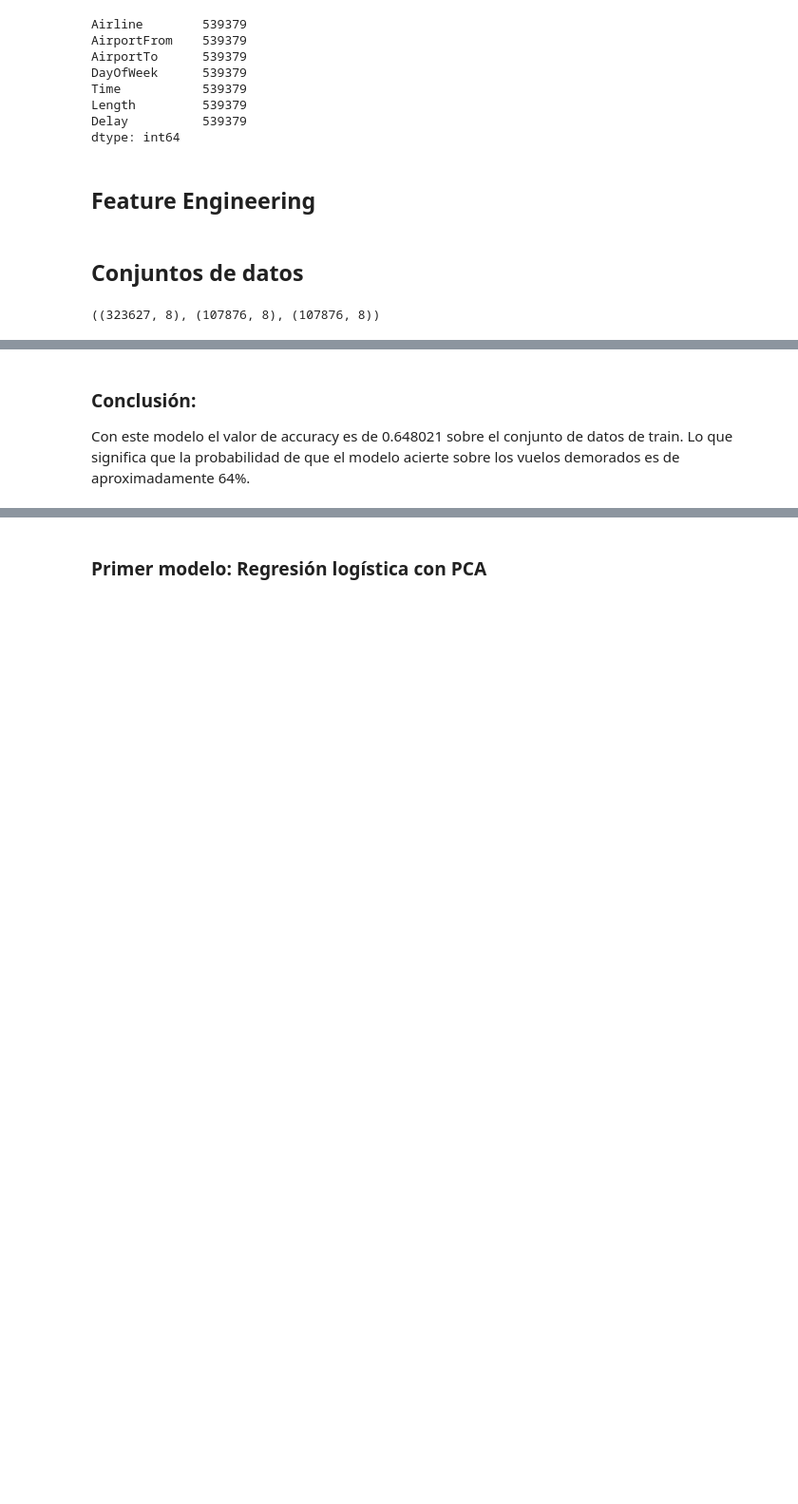
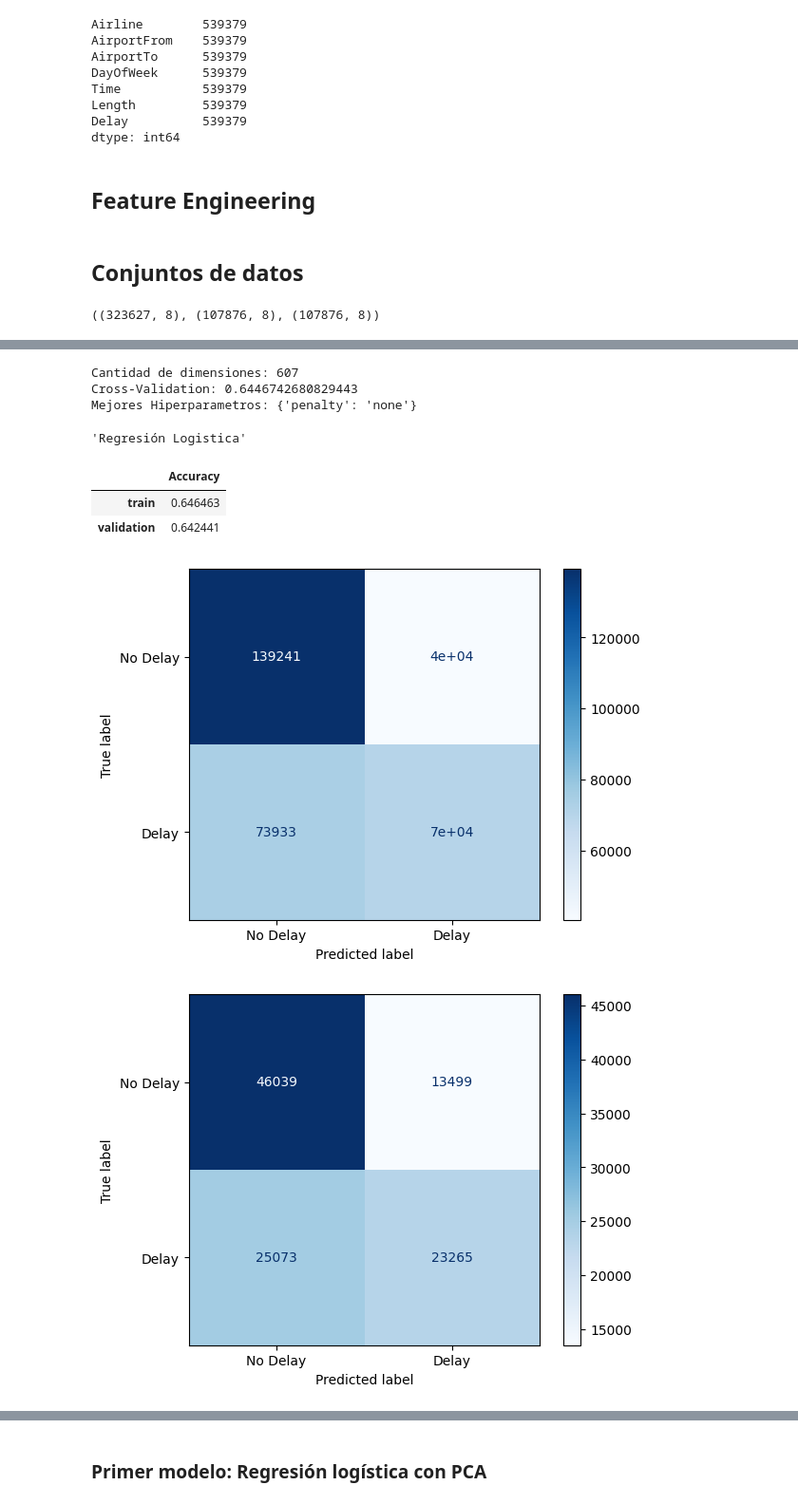
Before and after one commit to lautimuller/MachineLearning2023, a Jupyter notebook: tp2_experimentation.ipynb, the cells around one changed output, grey strips where cells are left out. Shown at 95% size. Cells and saved outputs as stored; diff of their text form; code cells hidden in the pictures; blank space fills up the shorter version.

```diff
--- a/tp2_experimentation.ipynb
+++ b/tp2_experimentation.ipynb
@@ -112,6 +110,16 @@ mapper = DataFrameMapper([
     (['Length'], [StandardScaler()]),
     (['MomentoDelDia'], [OneHotEncoder()])
 ])
+# %%
+# Mapper sin dimensión MomentoDelDia
+mapper2 = DataFrameMapper([
+    (['Airline'], [OneHotEncoder()]),
+    (['AirportFrom'], [OneHotEncoder()]),
+    (['AirportTo'], [OneHotEncoder()]),
+    (['DayOfWeek'], [StandardScaler()]),
+    (['Time'], [StandardScaler()]),
+    (['Length'], [StandardScaler()])
+])
 # %% [markdown]
 ## Conjuntos de datos
 # %%
@@ -129,7 +139,6 @@ def evaluate_model(model, set_names=('train', 'validation'), title='', show_cm=F
 
     final_metrics = {
         'Accuracy': [],
-        'Recall': [],
     }
 
     for i, set_name in enumerate(set_names):
@@ -139,7 +148,6 @@ def evaluate_model(model, set_names=('train', 'validation'), title='', show_cm=F
         y = set_data.Delay
         y_pred = model.predict(set_data)
         final_metrics['Accuracy'].append(metrics.accuracy_score(y, y_pred))
-        final_metrics['Recall'].append(metrics.recall_score(y, y_pred))
 
         if show_cm:
             cm = metrics.confusion_matrix(y, y_pred)
@@ -153,11 +158,0 @@ def evaluate_model(model, set_names=('train', 'validation'), title='', show_cm=F
-# %%
-parameters = {'penalty': ['none', 'l2']}
-
-clf = GridSearchCV(LogisticRegression(random_state=42), parameters, cv=5, scoring='accuracy')
-
-gs_lr_model = Pipeline([
-    ('mapper', mapper),
-    ('classifier', clf),
-])
-
-gs_lr_model.fit(train, train.Delay)
@@ -163,0 +172,11 @@ gs_lr_model.fit(train, train.Delay)
+# %%
+parameters = {'penalty': ['none', 'l2']}
+
+clf = GridSearchCV(LogisticRegression(random_state=42, n_jobs=4), parameters, cv=5, scoring='accuracy')
+
+gs_lr_model_1 = Pipeline([
+    ('mapper', mapper2),
+    ('classifier', clf),
+])
+
+gs_lr_model_1.fit(train, train.Delay)
@@ -164,12 +215,18 @@ gs_lr_model.fit(train, train.Delay)
 # %%
-transformed_data = gs_lr_model.named_steps['mapper'].transform(train)
-dimensiones = transformed_data.shape[1]
+dimensiones = gs_lr_model_1.named_steps['classifier'].n_features_in_
 print("Cantidad de dimensiones:", dimensiones)
-
 print("Cross-Validation:", clf.best_score_)
 print("Mejores Hiperparametros:", clf.best_params_)
+# %% [output]
+Cantidad de dimensiones: 607
+Cross-Validation: 0.6446742680829443
+Mejores Hiperparametros: {'penalty': 'none'}
 # %%
-evaluate_model(gs_lr_model, title='Regresión Logistica', show_cm=True)
+evaluate_model(gs_lr_model_1, title='Regresión Logistica', show_cm=True)
+# %% [output]
+'Regresión Logistica'
+|  | Accuracy |
+| train | 0.646463 |
+| validation | 0.642441 |
+[figure, added]
+[figure, added]
-# %% [markdown]
-### Conclusión:
-Con este modelo el valor de accuracy es de 0.648021 sobre el conjunto de datos de train. Lo que significa que la probabilidad de que el modelo acierte sobre los vuelos demorados es de aproximadamente 64%.
```
Also changed, not shown: parts of 104 cells of this notebook.
